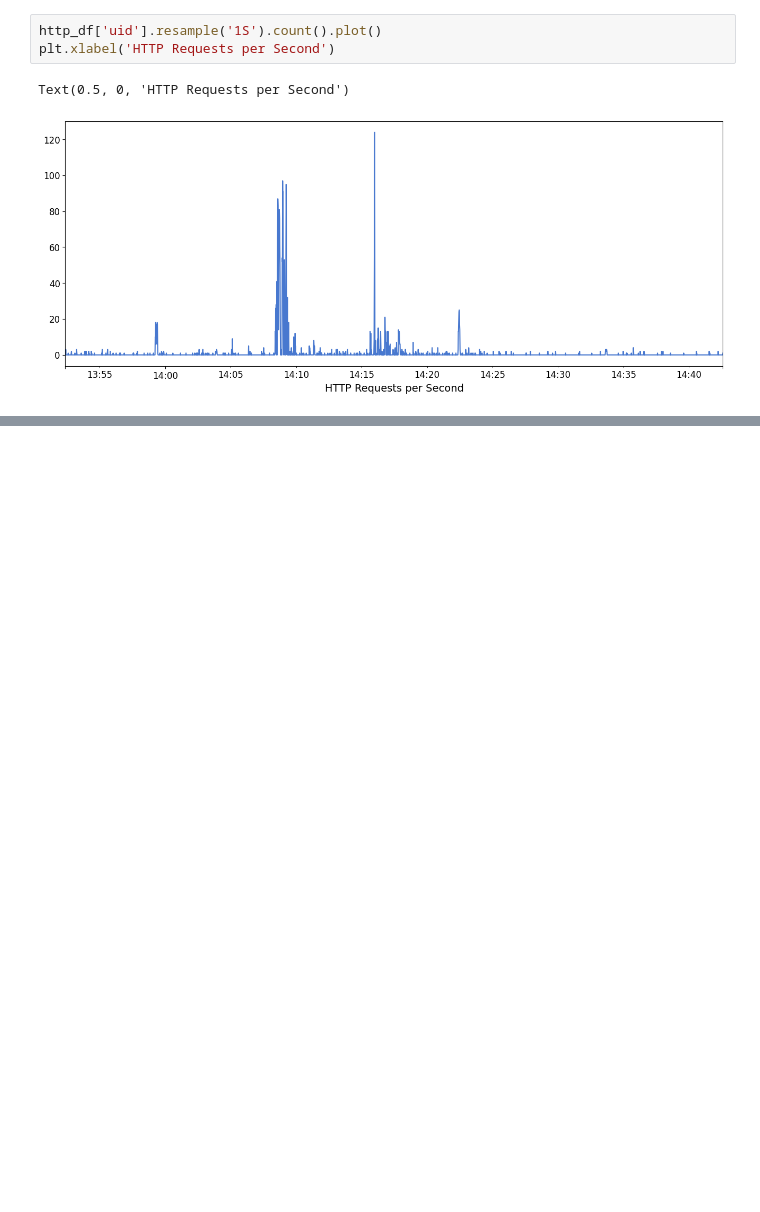
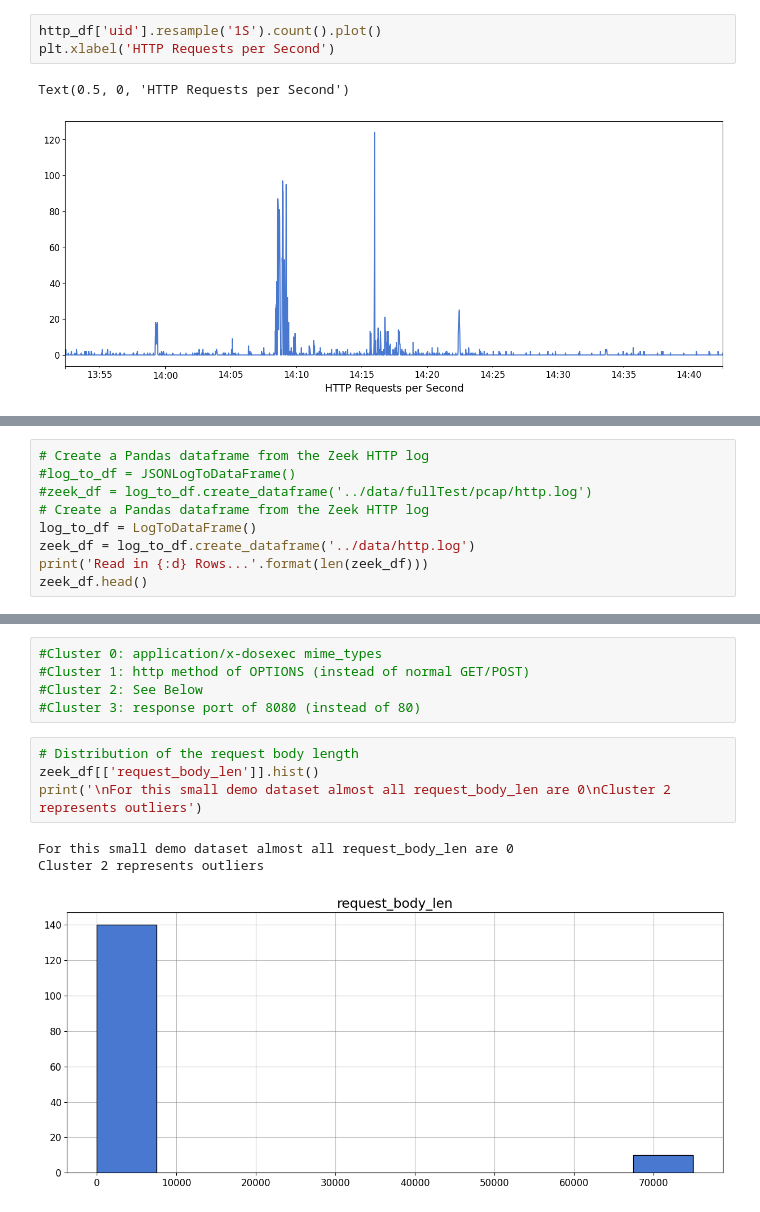
Before and after one commit to AI-Learning-Land/zat, a Jupyter notebook: notebooks/Network_Monitoring_AI.ipynb, the cells around one changed output, grey strips where cells are left out. Cells and saved outputs as stored; diff of their text form; blank space fills up the shorter version.

```diff
--- a/notebooks/Network_Monitoring_AI.ipynb
+++ b/notebooks/Network_Monitoring_AI.ipynb
@@ -522,0 +545,9 @@ Text(0.5, 0, 'HTTP Requests per Second')
+# %%
+# Create a Pandas dataframe from the Zeek HTTP log
+#log_to_df = JSONLogToDataFrame()
+#zeek_df = log_to_df.create_dataframe('../data/fullTest/pcap/http.log')
+# Create a Pandas dataframe from the Zeek HTTP log
+log_to_df = LogToDataFrame()
+zeek_df = log_to_df.create_dataframe('../data/http.log')
+print('Read in {:d} Rows...'.format(len(zeek_df)))
+zeek_df.head()
@@ -522,0 +725,13 @@ Text(0.5, 0, 'HTTP Requests per Second')
+# %%
+#Cluster 0: application/x-dosexec mime_types
+#Cluster 1: http method of OPTIONS (instead of normal GET/POST)
+#Cluster 2: See Below
+#Cluster 3: response port of 8080 (instead of 80)
+# %%
+# Distribution of the request body length
+zeek_df[['request_body_len']].hist()
+print('\nFor this small demo dataset almost all request_body_len are 0\nCluster 2 represents outliers')
+# %% [output]
+For this small demo dataset almost all request_body_len are 0
+Cluster 2 represents outliers
+[figure, added]
```
Also changed, not shown: parts of 16 cells of this notebook.
